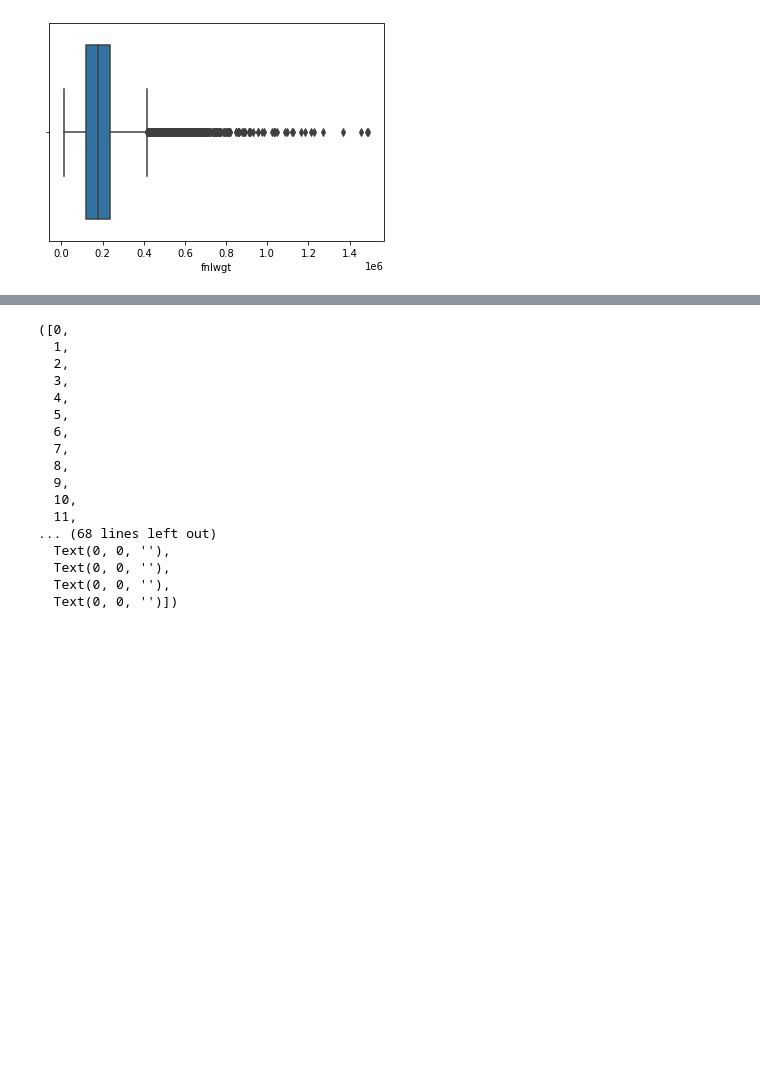
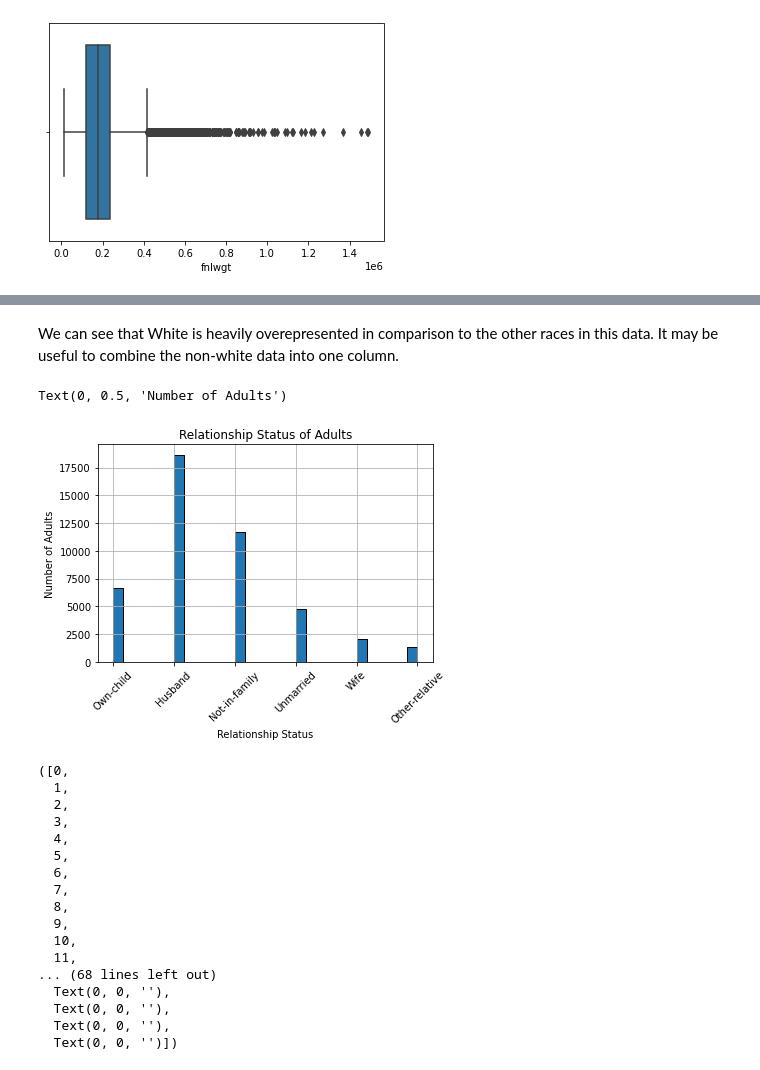
Before and after one commit to Ammon-Snell/Machine-Learning-Exercise, a Jupyter notebook: Adult_Income.ipynb, the cells around one changed output, grey strips where cells are left out. Cells and saved outputs as stored; diff of their text form; code cells hidden in the pictures; blank space fills up the shorter version.

```diff
--- a/Adult_Income.ipynb
+++ b/Adult_Income.ipynb
@@ -244,3 +314,14 @@ adult_df['relationship'].hist()
+# %% [markdown]
+We can see that White is heavily overepresented in comparison to the other races in this data. It may be useful to combine the non-white data into one column.
+# %%
+ax = adult_df['relationship'].hist(bins = 30, edgecolor = 'black')
+ax.tick_params(axis='x', rotation = 45)
+ax.set_title('Relationship Status of Adults')
+ax.set_xlabel('Relationship Status')
+ax.set_ylabel('Number of Adults')
+# %% [output]
+Text(0, 0.5, 'Number of Adults')
+[figure, added]
 # %%
 adult_df['native-country'].hist()
 plt.xticks(rotation = 90)
```
Also changed, not shown: parts of 35 cells of this notebook.
